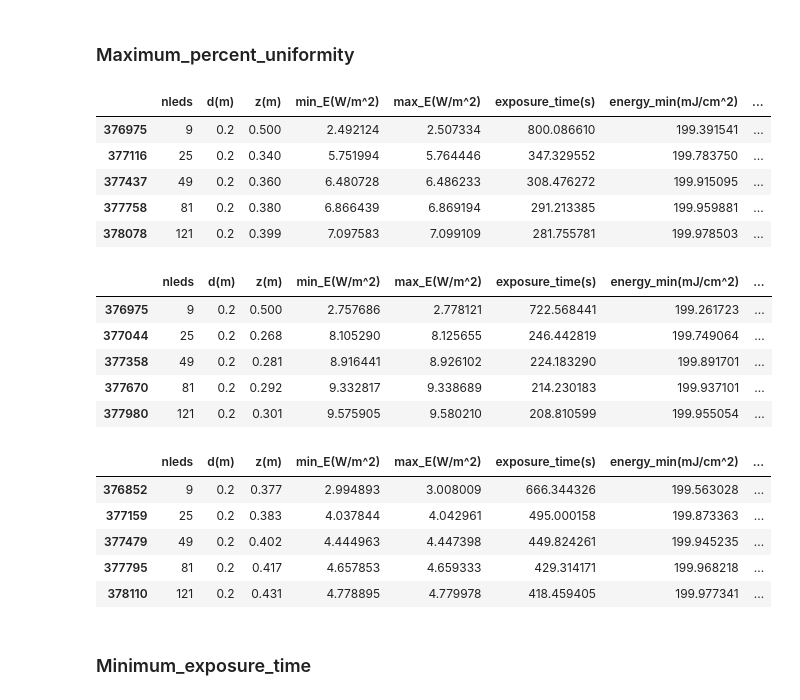
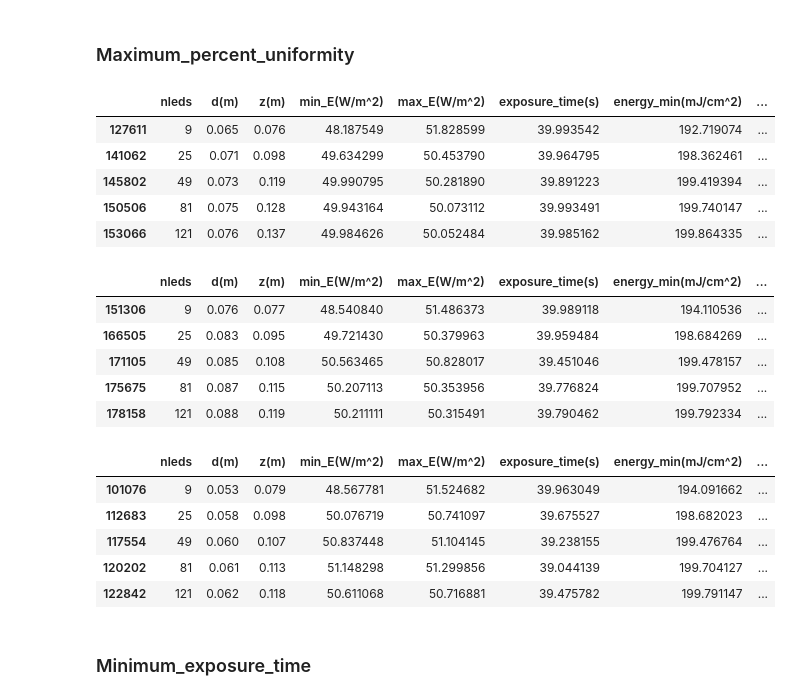
Before and after one commit to shubhranshsinghvi/Photolithography, a Jupyter notebook: Code/Ideal_UV_LED_model.ipynb, the cells around one changed output. Saved outputs shown, nothing was run; the diff lists cells and outputs as text; code cells hidden in the pictures.

```diff
--- a/Code/Ideal_UV_LED_model.ipynb
+++ b/Code/Ideal_UV_LED_model.ipynb
@@ -95,9 +95,7 @@ def arrangement_3(nleds,d):
 
 def E_r(ledcord,nleds,Ir_0,z,d,r,th):
     x=r*np.cos(th);
-    x=r;
-    y=0
-     y=r*np.sin(th);
+    y=r*np.sin(th);
     E=0;
     for i in range(nleds):
         den=np.square(np.square(x-ledcord[0,i]) +np.square(y-ledcord[1,i]) +z**2);
@@ -106,7 +104,7 @@ def E_r(ledcord,nleds,Ir_0,z,d,r,th):
 # %% [markdown]
 # Arrangement 1 : SQUARE GRID
 # %%
-nleds =121
+nleds =49
 d=0.1
 ledcord = arrangement_1(nleds,d)
 plt.scatter(ledcord[0,:], ledcord[1,:])
@@ -256,35 +254,39 @@ df_3.to_pickle("./df_3.pkl")
 # No restrictions on LED grid size
 # %% [markdown]
 ### Maximum_percent_uniformity
+# %%
+uf_1=df_1[df_1['exposure_time(s)']<40]
+uf_2=df_2[df_2['exposure_time(s)']<40]
+uf_3=df_3[df_3['exposure_time(s)']<40]
 # %%
-idx = df_1.groupby(['nleds'])['percent_uniformity'].transform(max) == df_1['percent_uniformity']
-df_1[idx].sort_values("nleds")
+idx = uf_1.groupby(['nleds'])['percent_uniformity'].transform(max) == uf_1['percent_uniformity']
+uf_1[idx].sort_values("nleds")
 # %% [output]
 |  | nleds | d(m) | z(m) | min_E(W/m^2) | max_E(W/m^2) | exposure_time(s) | energy_min(mJ/cm^2) | ... |
-| 376975 | 9 | 0.2 | 0.500 | 2.492124 | 2.507334 | 800.086610 | 199.391541 | ... |
-| 377116 | 25 | 0.2 | 0.340 | 5.751994 | 5.764446 | 347.329552 | 199.783750 | ... |
-| 377437 | 49 | 0.2 | 0.360 | 6.480728 | 6.486233 | 308.476272 | 199.915095 | ... |
-| 377758 | 81 | 0.2 | 0.380 | 6.866439 | 6.869194 | 291.213385 | 199.959881 | ... |
-| 378078 | 121 | 0.2 | 0.399 | 7.097583 | 7.099109 | 281.755781 | 199.978503 | ... |
+| 127611 | 9 | 0.065 | 0.076 | 48.187549 | 51.828599 | 39.993542 | 192.719074 | ... |
+| 141062 | 25 | 0.071 | 0.098 | 49.634299 | 50.453790 | 39.964795 | 198.362461 | ... |
+| 145802 | 49 | 0.073 | 0.119 | 49.990795 | 50.281890 | 39.891223 | 199.419394 | ... |
+| 150506 | 81 | 0.075 | 0.128 | 49.943164 | 50.073112 | 39.993491 | 199.740147 | ... |
+| 153066 | 121 | 0.076 | 0.137 | 49.984626 | 50.052484 | 39.985162 | 199.864335 | ... |
 # %%
-idx = df_2.groupby(['nleds'])['percent_uniformity'].transform(max) == df_2['percent_uniformity']
-df_2[idx].sort_values("nleds")
+idx = uf_2.groupby(['nleds'])['percent_uniformity'].transform(max) == uf_2['percent_uniformity']
+uf_2[idx].sort_values("nleds")
 # %% [output]
 |  | nleds | d(m) | z(m) | min_E(W/m^2) | max_E(W/m^2) | exposure_time(s) | energy_min(mJ/cm^2) | ... |
-| 376975 | 9 | 0.2 | 0.500 | 2.757686 | 2.778121 | 722.568441 | 199.261723 | ... |
-| 377044 | 25 | 0.2 | 0.268 | 8.105290 | 8.125655 | 246.442819 | 199.749064 | ... |
-| 377358 | 49 | 0.2 | 0.281 | 8.916441 | 8.926102 | 224.183290 | 199.891701 | ... |
-| 377670 | 81 | 0.2 | 0.292 | 9.332817 | 9.338689 | 214.230183 | 199.937101 | ... |
-| 377980 | 121 | 0.2 | 0.301 | 9.575905 | 9.580210 | 208.810599 | 199.955054 | ... |
+| 151306 | 9 | 0.076 | 0.077 | 48.540840 | 51.486373 | 39.989118 | 194.110536 | ... |
+| 166505 | 25 | 0.083 | 0.095 | 49.721430 | 50.379963 | 39.959484 | 198.684269 | ... |
+| 171105 | 49 | 0.085 | 0.108 | 50.563465 | 50.828017 | 39.451046 | 199.478157 | ... |
+| 175675 | 81 | 0.087 | 0.115 | 50.207113 | 50.353956 | 39.776824 | 199.707952 | ... |
+| 178158 | 121 | 0.088 | 0.119 | 50.211111 | 50.315491 | 39.790462 | 199.792334 | ... |
 # %%
-idx = df_3.groupby(['nleds'])['percent_uniformity'].transform(max) == df_3['percent_uniformity']
-df_3[idx].sort_values("nleds")
+idx = uf_3.groupby(['nleds'])['percent_uniformity'].transform(max) == uf_3['percent_uniformity']
+uf_3[idx].sort_values("nleds")
 # %% [output]
 |  | nleds | d(m) | z(m) | min_E(W/m^2) | max_E(W/m^2) | exposure_time(s) | energy_min(mJ/cm^2) | ... |
-| 376852 | 9 | 0.2 | 0.377 | 2.994893 | 3.008009 | 666.344326 | 199.563028 | ... |
-| 377159 | 25 | 0.2 | 0.383 | 4.037844 | 4.042961 | 495.000158 | 199.873363 | ... |
-| 377479 | 49 | 0.2 | 0.402 | 4.444963 | 4.447398 | 449.824261 | 199.945235 | ... |
-| 377795 | 81 | 0.2 | 0.417 | 4.657853 | 4.659333 | 429.314171 | 199.968218 | ... |
-| 378110 | 121 | 0.2 | 0.431 | 4.778895 | 4.779978 | 418.459405 | 199.977341 | ... |
+| 101076 | 9 | 0.053 | 0.079 | 48.567781 | 51.524682 | 39.963049 | 194.091662 | ... |
+| 112683 | 25 | 0.058 | 0.098 | 50.076719 | 50.741097 | 39.675527 | 198.682023 | ... |
+| 117554 | 49 | 0.060 | 0.107 | 50.837448 | 51.104145 | 39.238155 | 199.476764 | ... |
+| 120202 | 81 | 0.061 | 0.113 | 51.148298 | 51.299856 | 39.044139 | 199.704127 | ... |
+| 122842 | 121 | 0.062 | 0.118 | 50.611068 | 50.716881 | 39.475782 | 199.791147 | ... |
 # %% [markdown]
 ### Minimum_exposure_time
```
Also changed, not shown: parts of 14 cells of this notebook, 14 other files.
